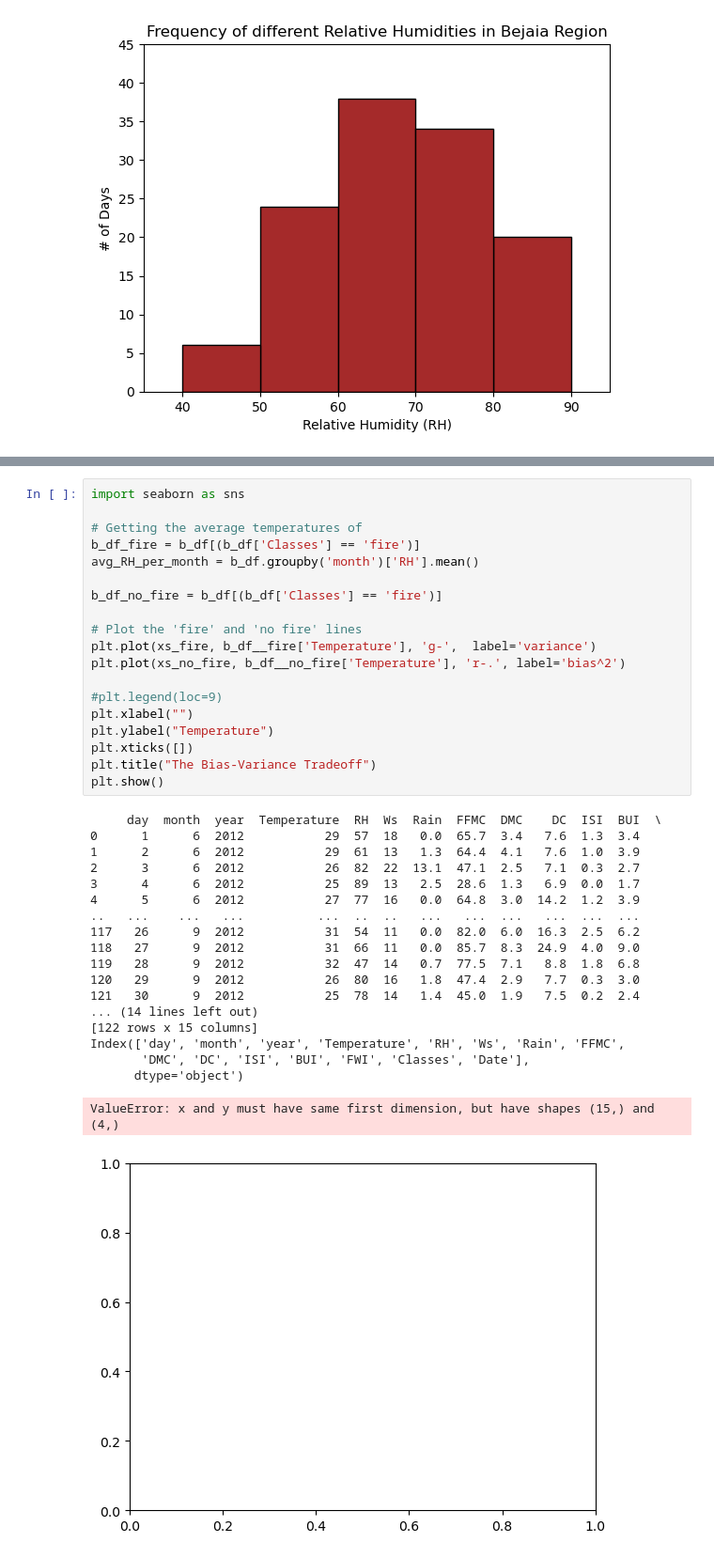
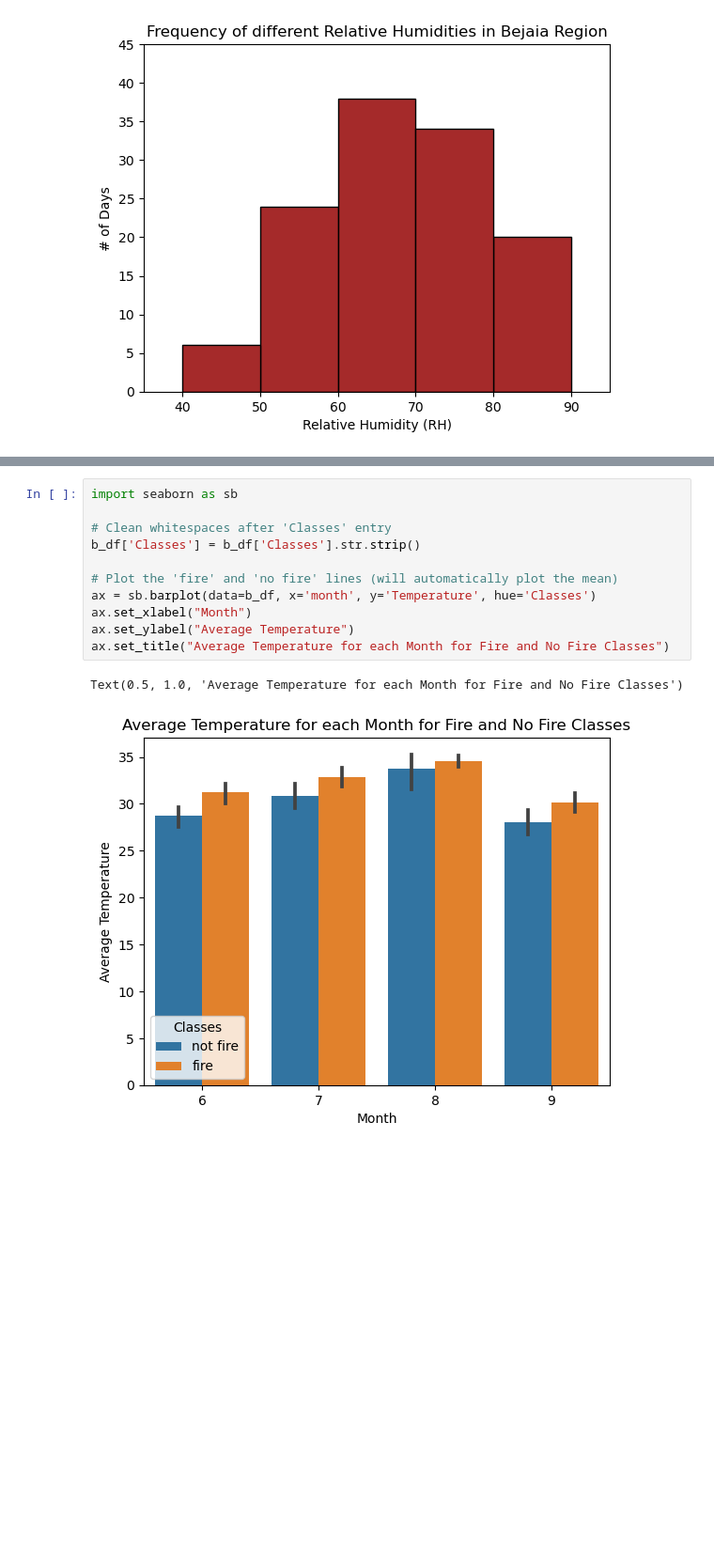
Before and after one commit to Jairik/Data-Visualization-Machine-Learning, a Jupyter notebook: Basic Datasets & Visualization/Basic_Datasets.ipynb, the cells around one changed output, grey strips where cells are left out. Shown at 94% size. Saved outputs shown, nothing was run; the diff lists cells and outputs as text; blank space fills up the shorter version.

Commit message:
Completed final task
Seaborn library is sick

```diff
--- a/Basic Datasets & Visualization/Basic_Datasets.ipynb
+++ b/Basic Datasets & Visualization/Basic_Datasets.ipynb
@@ -162,40 +161,15 @@ Using heatmaps to show the average temperature for each month when
 there is "no fire" and there is "fire" for the "Bejaia Region Dataset"
-# %%
-import seaborn as sns
-
-# Getting the average temperatures of
-b_df_fire = b_df[(b_df['Classes'] == 'fire')]
-avg_RH_per_month = b_df.groupby('month')['RH'].mean()
-
-b_df_no_fire = b_df[(b_df['Classes'] == 'fire')]
-
-# Plot the 'fire' and 'no fire' lines
-plt.plot(xs_fire, b_df__fire['Temperature'], 'g-',  label='variance')
-plt.plot(xs_no_fire, b_df__no_fire['Temperature'], 'r-.', label='bias^2')
-
-#plt.legend(loc=9)
-plt.xlabel("")
-plt.ylabel("Temperature")
-plt.xticks([])
-plt.title("The Bias-Variance Tradeoff")
-plt.show()
-# %% [output]
-     day  month  year  Temperature  RH  Ws  Rain  FFMC  DMC    DC  ISI  BUI  \
-0      1      6  2012           29  57  18   0.0  65.7  3.4   7.6  1.3  3.4
-1      2      6  2012           29  61  13   1.3  64.4  4.1   7.6  1.0  3.9
-2      3      6  2012           26  82  22  13.1  47.1  2.5   7.1  0.3  2.7
-3      4      6  2012           25  89  13   2.5  28.6  1.3   6.9  0.0  1.7
-4      5      6  2012           27  77  16   0.0  64.8  3.0  14.2  1.2  3.9
-..   ...    ...   ...          ...  ..  ..   ...   ...  ...   ...  ...  ...
-117   26      9  2012           31  54  11   0.0  82.0  6.0  16.3  2.5  6.2
-118   27      9  2012           31  66  11   0.0  85.7  8.3  24.9  4.0  9.0
-119   28      9  2012           32  47  14   0.7  77.5  7.1   8.8  1.8  6.8
-120   29      9  2012           26  80  16   1.8  47.4  2.9   7.7  0.3  3.0
-121   30      9  2012           25  78  14   1.4  45.0  1.9   7.5  0.2  2.4
-... (14 lines left out)
-[122 rows x 15 columns]
-Index(['day', 'month', 'year', 'Temperature', 'RH', 'Ws', 'Rain', 'FFMC',
-       'DMC', 'DC', 'ISI', 'BUI', 'FWI', 'Classes', 'Date'],
-      dtype='object')
-ValueError: x and y must have same first dimension, but have shapes (15,) and (4,)
-[figure, removed]
+# %%
+import seaborn as sb
+
+# Clean whitespaces after 'Classes' entry
+b_df['Classes'] = b_df['Classes'].str.strip()
+
+# Plot the 'fire' and 'no fire' lines (will automatically plot the mean)
+ax = sb.barplot(data=b_df, x='month', y='Temperature', hue='Classes')
+ax.set_xlabel("Month")
+ax.set_ylabel("Average Temperature")
+ax.set_title("Average Temperature for each Month for Fire and No Fire Classes")
+# %% [output]
+Text(0.5, 1.0, 'Average Temperature for each Month for Fire and No Fire Classes')
+[figure, added]
```
Also changed, not shown: parts of 2 cells of this notebook, 1 other file.
